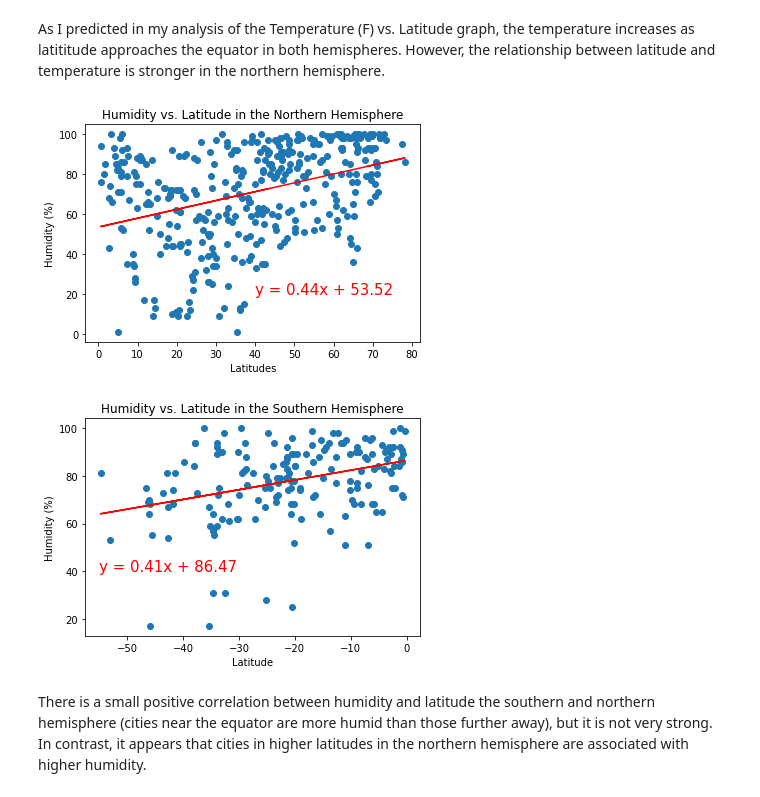
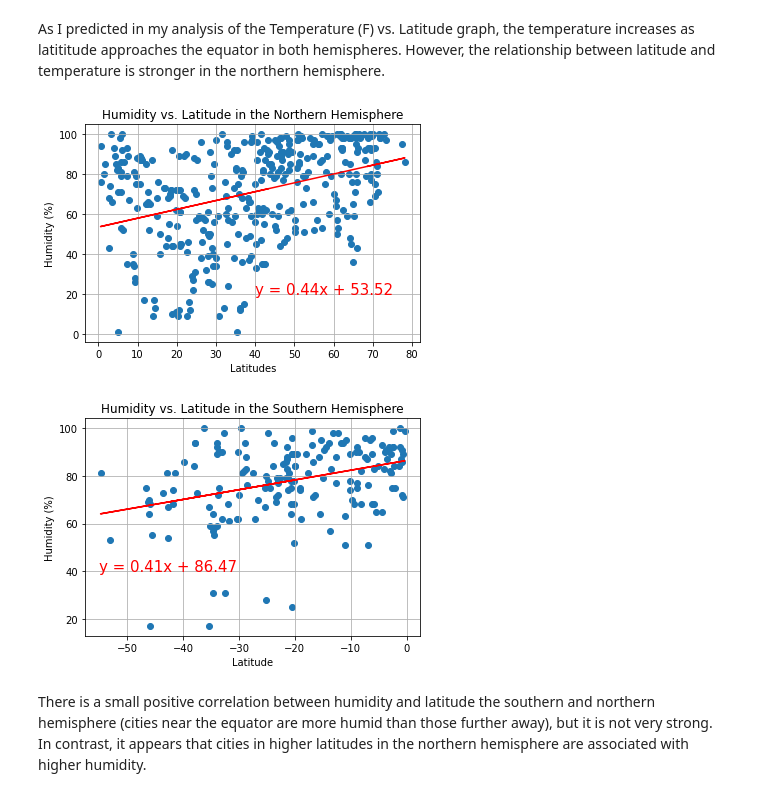
Before and after one commit to gabriellaburns/python-api-challenge, a Jupyter notebook: weatherpy/weatherpy.ipynb, the cells around one changed output. Cells and saved outputs as stored; diff of their text form; code cells hidden in the pictures.

```diff
--- a/weatherpy/weatherpy.ipynb
+++ b/weatherpy/weatherpy.ipynb
@@ -123,3 +123,6 @@ city_df = pd.DataFrame({"City":city_name_list,
 
 #export to csv
 city_df.to_csv(output_data_file)
+# %%
+city_df = pd.read_csv(output_data_file)
+city_df
@@ -265,18 +284,19 @@ As I predicted in my analysis of the Temperature (F) vs. Latitude graph, the tem
 # %%
 y_values = north['Humidity']
 x_values = north['Lat']
 (slope, intercept, rvalue, pvalue, stderr) = linregress(x_values, y_values)
 regress_values = x_values * slope + intercept
 line_eq = "y = " + str(round(slope,2)) + "x + " + str(round(intercept,2))
 plt.scatter(x_values,y_values)
 plt.plot(x_values,regress_values,"r-")
 plt.annotate(line_eq,(40,20),fontsize=15,color="red")
 plt.title("Humidity vs. Latitude in the Northern Hemisphere")
 plt.ylabel('Humidity (%)')
 plt.xlabel('Latitudes')
-plt.show()
+plt.grid()
+plt.savefig("humidity_regression_n.png")
 # %% [output]
-[figure, old version]
+[figure, new version]
 # %%
 y_values = south['Humidity']
 x_values = south['Lat']
@@ -289,9 +309,10 @@ plt.annotate(line_eq,(-55,40),fontsize=15,color="red")
 plt.title("Humidity vs. Latitude in the Southern Hemisphere")
 plt.ylabel('Humidity (%)')
 plt.xlabel('Latitude')
-plt.show()
+plt.grid()
+plt.savefig("humidity_regression_s.png")
 # %% [output]
-[figure, old version]
+[figure, new version]
 # %% [markdown]
 There is a small positive correlation between humidity and latitude the southern and northern hemisphere (cities near the equator are more humid than those further away), but it is not very strong. In contrast, it appears that cities in higher latitudes in the northern hemisphere are associated with higher humidity.
 # %%
```
Also changed, not shown: parts of 11 cells of this notebook, 16 other files.
